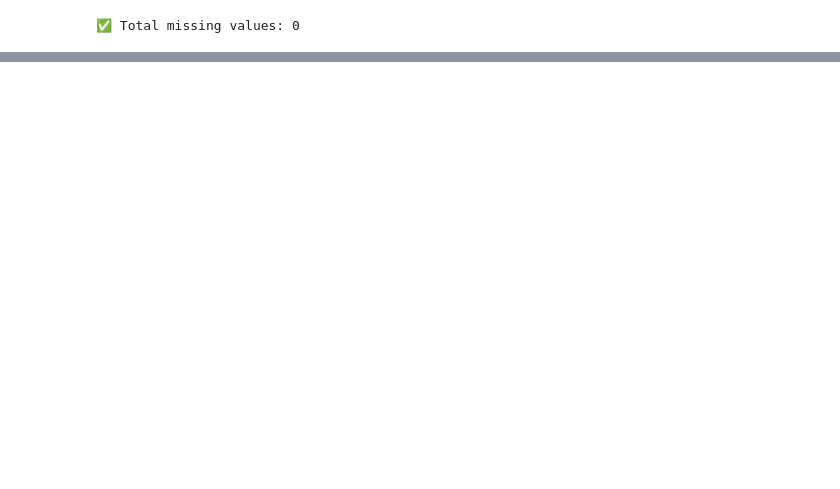
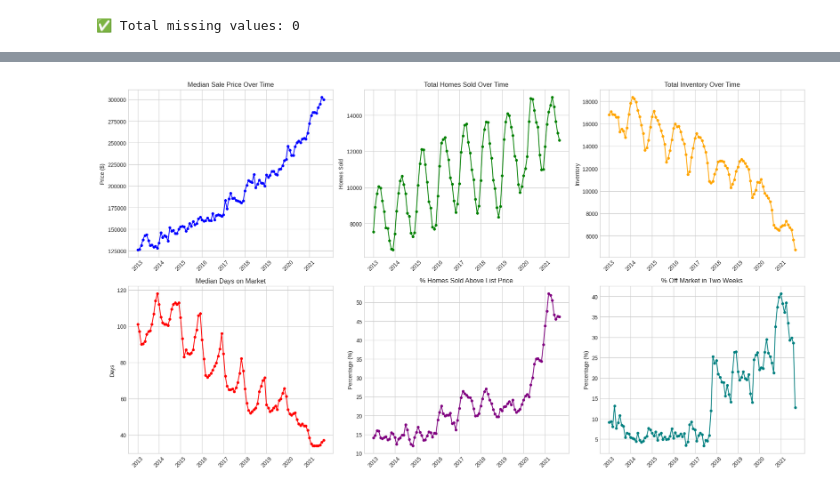
Before and after one commit to dganesh05/Real-Estate-Market-Timing-Investment-Risk-Stratification, a Jupyter notebook: project-notebook.ipynb, the cells around one changed output, grey strips where cells are left out. Drawn from its saved outputs; the diff is of its cells as text; code cells hidden in the pictures; blank space fills up the shorter version.

Commit message:
Add more EDA options for target and temporal analysis

```diff
--- a/project-notebook.ipynb
+++ b/project-notebook.ipynb
@@ -183,3 +189,8 @@ print(f"\n✅ Total missing values: {total_missing}")
 df.write_csv('charlotte_final_clean.csv')
 # %% [output]
 ✅ Total missing values: 0
+# %%
+# Set style
+plt.style.use('seaborn-v0_8-whitegrid')
+sns.set_palette("husl")
+df_pd = pd.read_csv('charlotte_final_clean.csv')
@@ -185,0 +278,90 @@ df.write_csv('charlotte_final_clean.csv')
+# %%
+# ============================================================
+# CATEGORY 2: TEMPORAL ANALYSIS
+# ============================================================
+
+# Aggregate by quarter
+quarterly = df_pd.groupby('period_begin').agg({
+    'median_sale_price': 'median',
+    'homes_sold': 'sum',
+    'inventory': 'sum',
+    'median_dom': 'median',
+    'sold_above_list': 'mean',
+    'off_market_in_two_weeks': 'mean'
+}).reset_index()
+
+fig, axes = plt.subplots(2, 3, figsize=(18, 10))
+
+# 2.1 Price trend
+axes[0,0].plot(range(len(quarterly)), quarterly['median_sale_price'], marker='o', markersize=4, color='blue')
+axes[0,0].set_title('Median Sale Price Over Time')
+axes[0,0].set_ylabel('Price ($)')
+axes[0,0].set_xticks(year_positions)
+axes[0,0].set_xticklabels(year_labels, rotation=45)
+
+# 2.2 Volume trend
+axes[0,1].plot(range(len(quarterly)), quarterly['homes_sold'], marker='o', markersize=4, color='green')
+axes[0,1].set_title('Total Homes Sold Over Time')
+axes[0,1].set_ylabel('Homes Sold')
+axes[0,1].set_xticks(year_positions)
+axes[0,1].set_xticklabels(year_labels, rotation=45)
+
+# 2.3 Inventory trend
+axes[0,2].plot(range(len(quarterly)), quarterly['inventory'], marker='o', markersize=4, color='orange')
+axes[0,2].set_title('Total Inventory Over Time')
+axes[0,2].set_ylabel('Inventory')
+axes[0,2].set_xticks(year_positions)
+axes[0,2].set_xticklabels(year_labels, rotation=45)
+
+# 2.4 Days on market
+axes[1,0].plot(range(len(quarterly)), quarterly['median_dom'], marker='o', markersize=4, color='red')
+axes[1,0].set_title('Median Days on Market')
+axes[1,0].set_ylabel('Days')
+axes[1,0].set_xticks(year_positions)
+axes[1,0].set_xticklabels(year_labels, rotation=45)
+
+# 2.5 % Sold above list
+axes[1,1].plot(range(len(quarterly)), quarterly['sold_above_list']*100, marker='o', markersize=4, color='purple')
+axes[1,1].set_title('% Homes Sold Above List Price')
+axes[1,1].set_ylabel('Percentage (%)')
+axes[1,1].set_xticks(year_positions)
+axes[1,1].set_xticklabels(year_labels, rotation=45)
+
+# 2.6 Quick sales
+axes[1,2].plot(range(len(quarterly)), quarterly['off_market_in_two_weeks']*100, marker='o', markersize=4, color='teal')
+axes[1,2].set_title('% Off Market in Two Weeks')
+axes[1,2].set_ylabel('Percentage (%)')
+axes[1,2].set_xticks(year_positions)
+axes[1,2].set_xticklabels(year_labels, rotation=45)
+
+plt.tight_layout()
+plt.savefig('eda_02_temporal_trends.png', dpi=150)
+plt.show()
+
+# SEASONALITY
+fig, axes = plt.subplots(1, 2, figsize=(12, 5))
+
+seasonal_price = df_pd.groupby('quarter')['median_sale_price'].median()
+seasonal_volume = df_pd.groupby('quarter')['homes_sold'].sum()
+
+axes[0].bar(seasonal_price.index, seasonal_price.values, color=['#3498db', '#e74c3c', '#f39c12', '#27ae60'])
+axes[0].set_title('Median Price by Quarter (Seasonality)')
+axes[0].set_ylabel('Median Price ($)')
+axes[0].set_xlabel('Quarter')
+
+axes[1].bar(seasonal_volume.index, seasonal_volume.values, color=['#3498db', '#e74c3c', '#f39c12', '#27ae60'])
+axes[1].set_title('Total Homes Sold by Quarter')
+axes[1].set_ylabel('Homes Sold')
+axes[1].set_xlabel('Quarter')
+
+plt.tight_layout()
+plt.savefig('eda_02b_seasonality.png', dpi=150)
+plt.show()
+
+print(f"\n📊 SEASONALITY INSIGHTS:")
+print(f"  Highest price quarter: {seasonal_price.idxmax()} (${seasonal_price.max():,.0f})")
+print(f"  Lowest price quarter:  {seasonal_price.idxmin()} (${seasonal_price.min():,.0f})")
+print(f"  Highest volume quarter: {seasonal_volume.idxmax()} ({seasonal_volume.max():,} homes)")
+print(f"  Lowest volume quarter:  {seasonal_volume.idxmin()} ({seasonal_volume.min():,} homes)")
+# %% [output]
+[figure, added]
```
Also changed, not shown: parts of 8 cells of this notebook.
